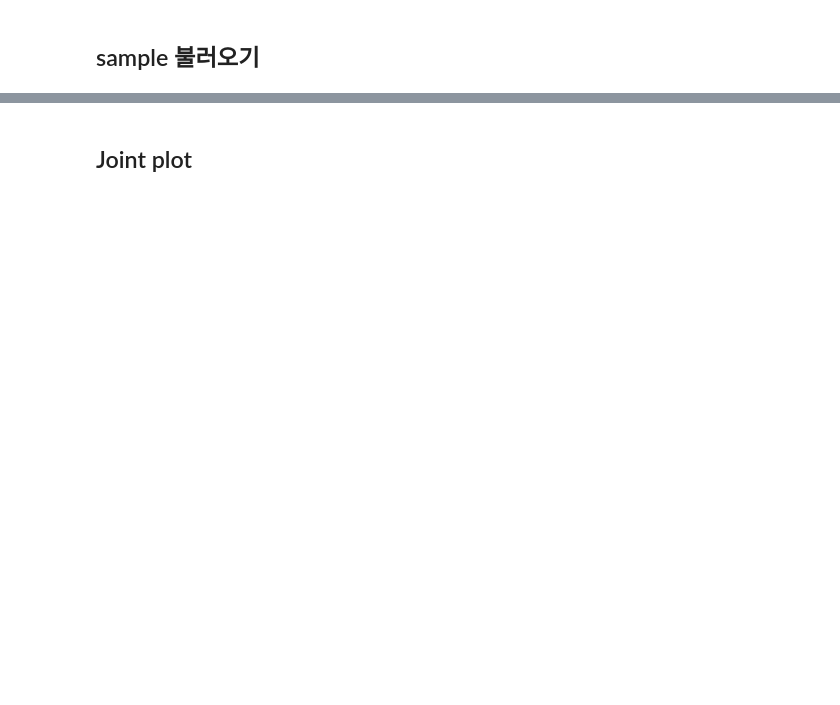
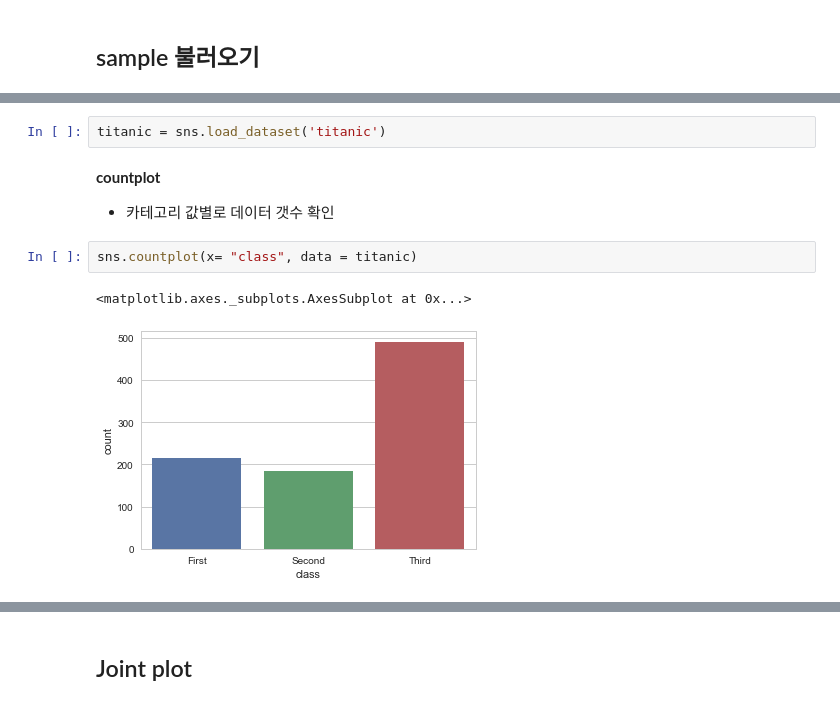
Before and after one commit to wjy5446/TIL, a Jupyter notebook: 4_pakage/Seaborn/seaborn-memo.ipynb, the cells around one changed output, grey strips where cells are left out. Drawn from its saved outputs; the diff is of its cells as text; blank space fills up the shorter version.

```diff
--- a/4_pakage/Seaborn/seaborn-memo.ipynb
+++ b/4_pakage/Seaborn/seaborn-memo.ipynb
@@ -62,0 +94,10 @@ sns.distplot(iris.petal_length.values, kde=True, rug=True) : 바형 그래프
+# %%
+titanic = sns.load_dataset('titanic')
+# %% [markdown]
+**countplot**
+- 카테고리 값별로 데이터 갯수 확인
+# %%
+sns.countplot(x= "class", data = titanic)
+# %% [output]
+<matplotlib.axes._subplots.AxesSubplot at 0x...>
+[figure, added]
```
Also changed, not shown: parts of 41 cells of this notebook, 2 other files.
